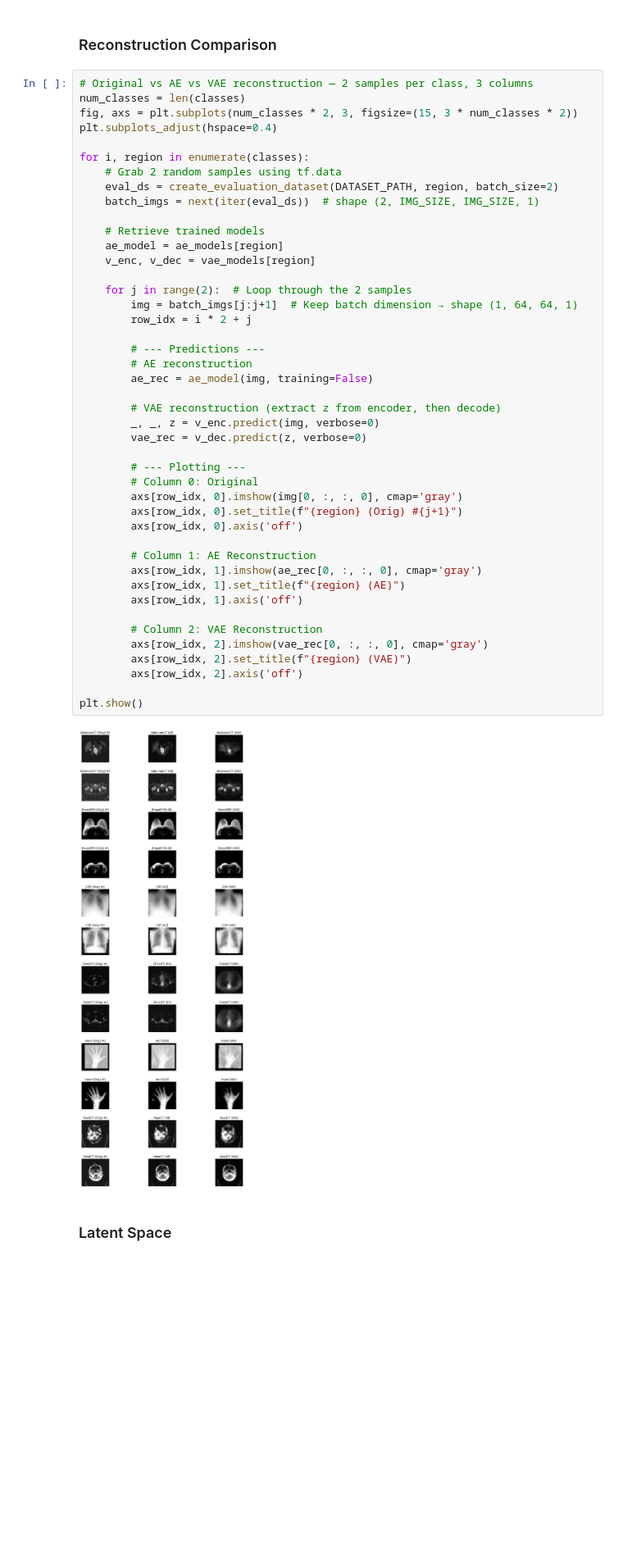
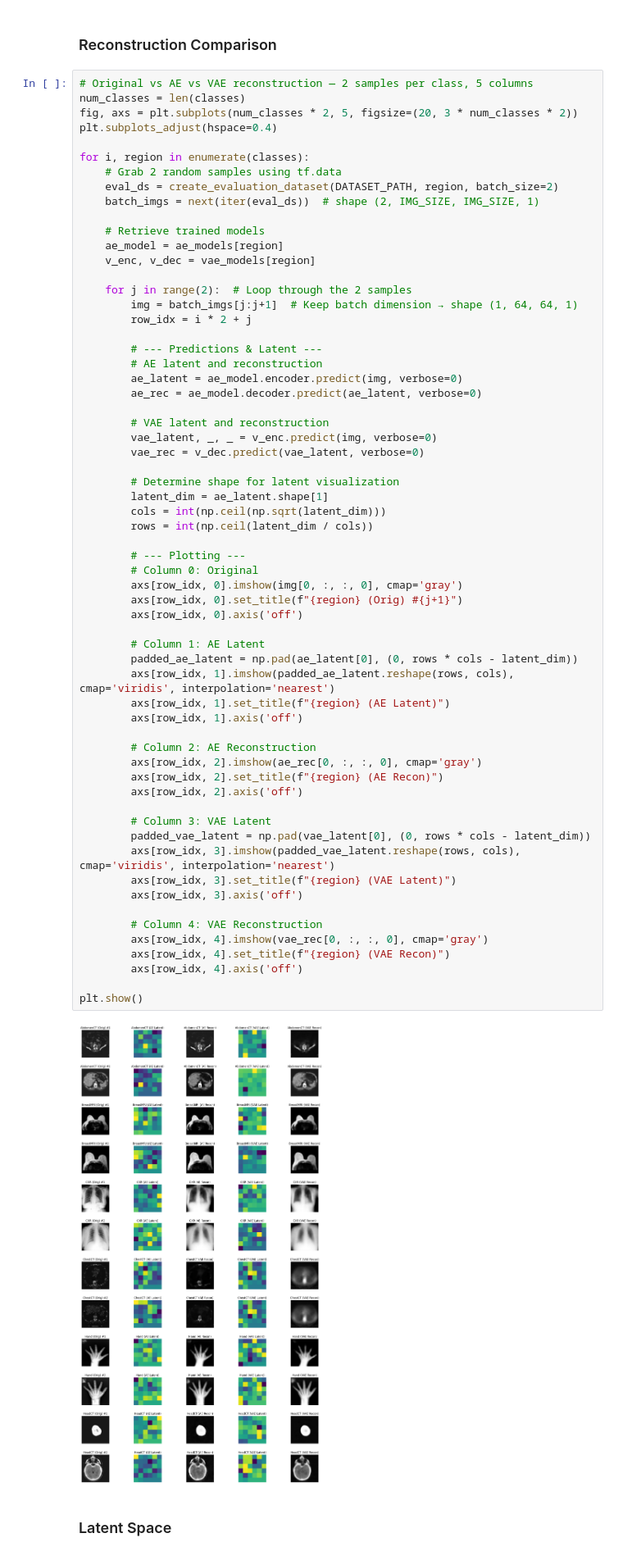
Before and after one commit to Farha-A/ae-vs-vae, a Jupyter notebook: notebook.ipynb, the cells around one changed output. Shown at 82% size. Drawn from its saved outputs; the diff is of its cells as text; blank space fills up the shorter version.

Commit message:
Adding latent space visualization

```diff
--- a/notebook.ipynb
+++ b/notebook.ipynb
@@ -730,51 +730,69 @@ def plot_denoising_results(region_name, noise_level=0.3):
 # %% [markdown]
 ### Reconstruction Comparison
 # %%
-# Original vs AE vs VAE reconstruction — 2 samples per class, 3 columns
+# Original vs AE vs VAE reconstruction — 2 samples per class, 5 columns
 num_classes = len(classes)
-fig, axs = plt.subplots(num_classes * 2, 3, figsize=(15, 3 * num_classes * 2))
+fig, axs = plt.subplots(num_classes * 2, 5, figsize=(20, 3 * num_classes * 2))
 plt.subplots_adjust(hspace=0.4)
 
 for i, region in enumerate(classes):
     # Grab 2 random samples using tf.data
     eval_ds = create_evaluation_dataset(DATASET_PATH, region, batch_size=2)
     batch_imgs = next(iter(eval_ds))  # shape (2, IMG_SIZE, IMG_SIZE, 1)
 
     # Retrieve trained models
     ae_model = ae_models[region]
     v_enc, v_dec = vae_models[region]
 
     for j in range(2):  # Loop through the 2 samples
         img = batch_imgs[j:j+1]  # Keep batch dimension → shape (1, 64, 64, 1)
         row_idx = i * 2 + j
 
-        # --- Predictions ---
-        # AE reconstruction
-        ae_rec = ae_model(img, training=False)
+        # --- Predictions & Latent ---
+        # AE latent and reconstruction
+        ae_latent = ae_model.encoder.predict(img, verbose=0)
+        ae_rec = ae_model.decoder.predict(ae_latent, verbose=0)
 
-        # VAE reconstruction (extract z from encoder, then decode)
-        _, _, z = v_enc.predict(img, verbose=0)
-        vae_rec = v_dec.predict(z, verbose=0)
+        # VAE latent and reconstruction
+        vae_latent, _, _ = v_enc.predict(img, verbose=0)
+        vae_rec = v_dec.predict(vae_latent, verbose=0)
+
+        # Determine shape for latent visualization
+        latent_dim = ae_latent.shape[1]
+        cols = int(np.ceil(np.sqrt(latent_dim)))
+        rows = int(np.ceil(latent_dim / cols))
 
         # --- Plotting ---
         # Column 0: Original
         axs[row_idx, 0].imshow(img[0, :, :, 0], cmap='gray')
         axs[row_idx, 0].set_title(f"{region} (Orig) #{j+1}")
         axs[row_idx, 0].axis('off')
 
-        # Column 1: AE Reconstruction
-        axs[row_idx, 1].imshow(ae_rec[0, :, :, 0], cmap='gray')
-        axs[row_idx, 1].set_title(f"{region} (AE)")
+        # Column 1: AE Latent
+        padded_ae_latent = np.pad(ae_latent[0], (0, rows * cols - latent_dim))
+        axs[row_idx, 1].imshow(padded_ae_latent.reshape(rows, cols), cmap='viridis', interpolation='nearest')
+        axs[row_idx, 1].set_title(f"{region} (AE Latent)")
         axs[row_idx, 1].axis('off')
 
-        # Column 2: VAE Reconstruction
-        axs[row_idx, 2].imshow(vae_rec[0, :, :, 0], cmap='gray')
-        axs[row_idx, 2].set_title(f"{region} (VAE)")
+        # Column 2: AE Reconstruction
+        axs[row_idx, 2].imshow(ae_rec[0, :, :, 0], cmap='gray')
+        axs[row_idx, 2].set_title(f"{region} (AE Recon)")
         axs[row_idx, 2].axis('off')
 
+        # Column 3: VAE Latent
+        padded_vae_latent = np.pad(vae_latent[0], (0, rows * cols - latent_dim))
+        axs[row_idx, 3].imshow(padded_vae_latent.reshape(rows, cols), cmap='viridis', interpolation='nearest')
+        axs[row_idx, 3].set_title(f"{region} (VAE Latent)")
+        axs[row_idx, 3].axis('off')
+
+        # Column 4: VAE Reconstruction
+        axs[row_idx, 4].imshow(vae_rec[0, :, :, 0], cmap='gray')
+        axs[row_idx, 4].set_title(f"{region} (VAE Recon)")
+        axs[row_idx, 4].axis('off')
+
 plt.show()
 # %% [output]
-[figure, old version]
+[figure, new version]
 # %% [markdown]
 ### Latent Space
 # %%
```
Also changed, not shown: parts of 7 cells of this notebook, 1 other file.
